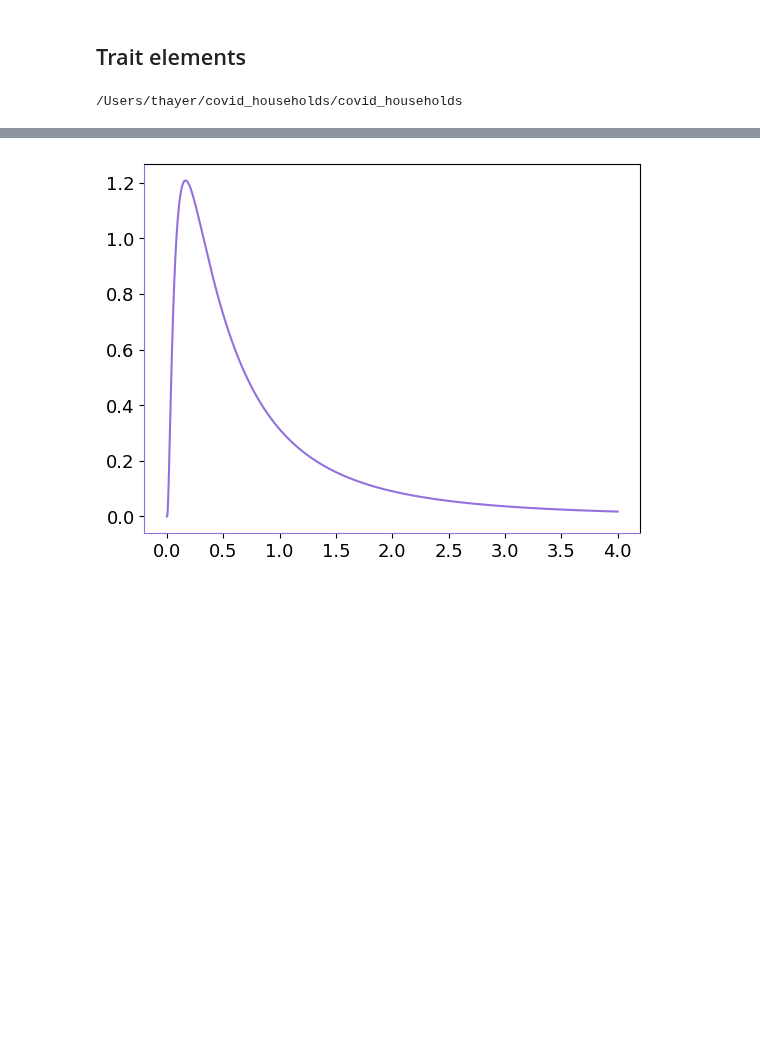
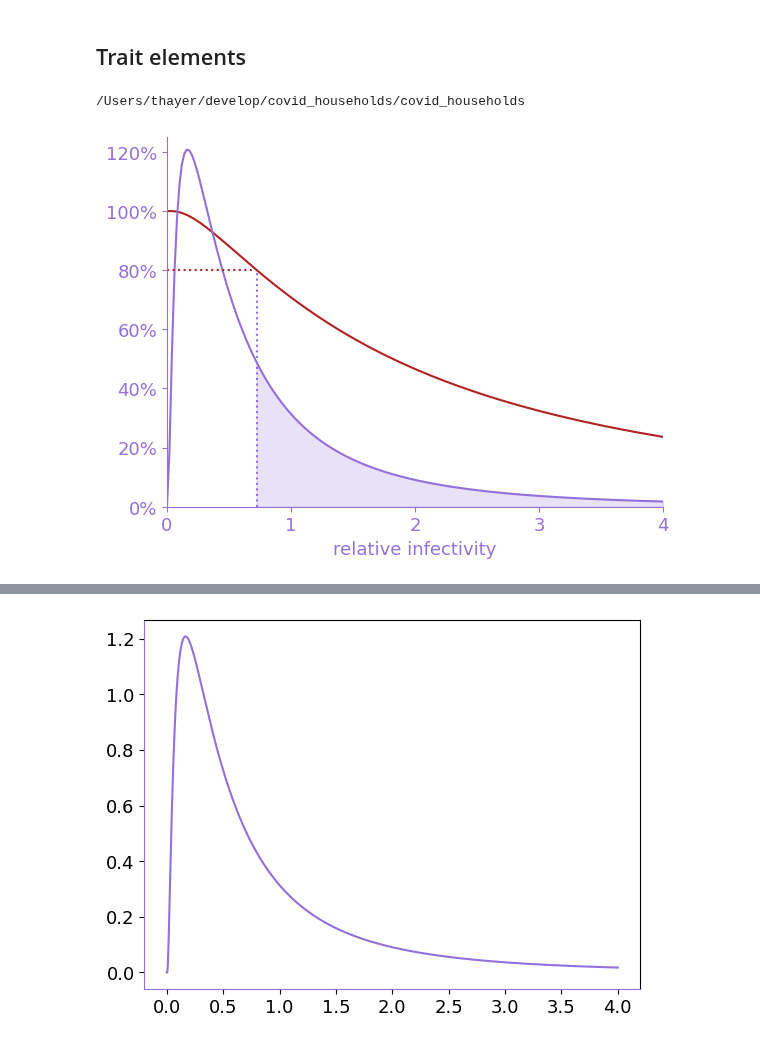
Before and after one commit to tanderson11/householdheterogeneity, a Jupyter notebook: notebooks/TraitFigures.ipynb, the cells around one changed output, grey strips where cells are left out. Saved outputs shown, nothing was run; the diff lists cells and outputs as text; code cells hidden in the pictures; blank space fills up the shorter version.

```diff
--- a/notebooks/TraitFigures.ipynb
+++ b/notebooks/TraitFigures.ipynb
@@ -15,14 +15,14 @@ plt.rcParams['pdf.fonttype']=42
 model_inputs = S80_P80_SAR_Inputs(0.4, 0.4, 0.3).to_normal_inputs()
 inf_trait = model_inputs['inf']
 
-xmax = 5.0
-grid_values = np.linspace(0.0, xmax, 100)
+xmax = 4.0
+grid_values = np.linspace(0.0, xmax, 200)
 density = inf_trait.distribution.cdf(grid_values)
 density_greater = 1-density
 fraction_of_infections_least = [1-scipy.integrate.quad(lambda x: inf_trait.distribution.pdf(x) * x, 0, x0)[0] for x0 in grid_values]
 fraction_of_infections_most = [scipy.integrate.quad(lambda x: inf_trait.distribution.pdf(x) * x, 0, x0)[0] for x0 in grid_values]
 # %% [output]
-/Users/thayer/covid_households/covid_households
+/Users/thayer/develop/covid_households/covid_households
 # %%
 df = pd.DataFrame({
     'relative infectivity':grid_values,
@@ -33,3 +39,55 @@ df = pd.DataFrame({
+# %%
+import seaborn as sns
+base_color = 'mediumpurple'
+highlight_color = 'firebrick'
+plt.rcParams.update({'font.size': 13,})
+ax = df.plot(x='relative infectivity', color=[highlight_color, base_color])
+#ax = sns.plot(x='relative infectivity')
+
+#ax.axhline(0.2, linestyle='dotted', xmax=0.7/xmax, color=highlight_color)
+#ax.axvline(0.725, ymax=0.39, linestyle='dotted', color=base_color)
+
+
+ax.axhline(0.8, linestyle='dotted', xmax=0.7/xmax, color=highlight_color)
+ax.axvline(0.725, ymax=0.77/1.2, linestyle='dotted', color=base_color)
+
+
+#ax.axhline(0.2, linestyle='dotted', xmax=1.6/xmax, color=highlight_color)
+#ax.axvline(1.6, ymax=0.19/1.2, linestyle='dotted', color=highlight_color)
+
+
+#ax.set_yticks([0.0, 0.4, 0.8, 1.0], ['0%', '40%', '80%', '100%'], color=base_color)
+ax.set_yticks([0.0, 0.2, 0.4, 0.6, 0.8, 1.0, 1.2], ['0%', '20%', '40%', '60%', '80%', '100%', '120%'], color=base_color)
+ax.set_ylim((0.0,1.25))
+
+#ax.set_xticks([0,1,2,4], [0,1,2,4],color=base_color)
+ax.set_xticks([0,1,2,3,4,5], [0,1,2,3,4,5],color=base_color)
+ax.set_xlim((0.0,xmax))
+ax.set_xlabel('relative infectivity', color=base_color)
+
+from curlybrace.curlyBrace import curlyBrace
+#curlyBrace(ax.figure, ax, (0.725,0.0),(0.725,0.4), str_text='$p_{80}$', color=base_color)
+
+plt.legend(frameon=False)
+#plt.setp(ax.get_legend().get_texts(), fontsize='10')
+ax.get_legend().remove()
+
+sns.despine()
+ax.spines['bottom'].set_color(base_color)
+ax.spines['left'].set_color(base_color)
+ax.tick_params(colors=base_color, which='both')
+
+plt.fill_between(
+        x=df['relative infectivity'],
+        y1=df['pdf of relative infectivity'],
+        where=df['relative infectivity']>=0.72,
+        color= base_color,
+        alpha= 0.2
+)
+
+plt.savefig('../batched_figs/inf_visual.pdf', dpi=400)
+# %% [output]
+[figure, added]
 # %%
 import seaborn as sns
 base_color = 'mediumpurple'
```
Also changed, not shown: parts of 10 cells of this notebook, 2 other files.
